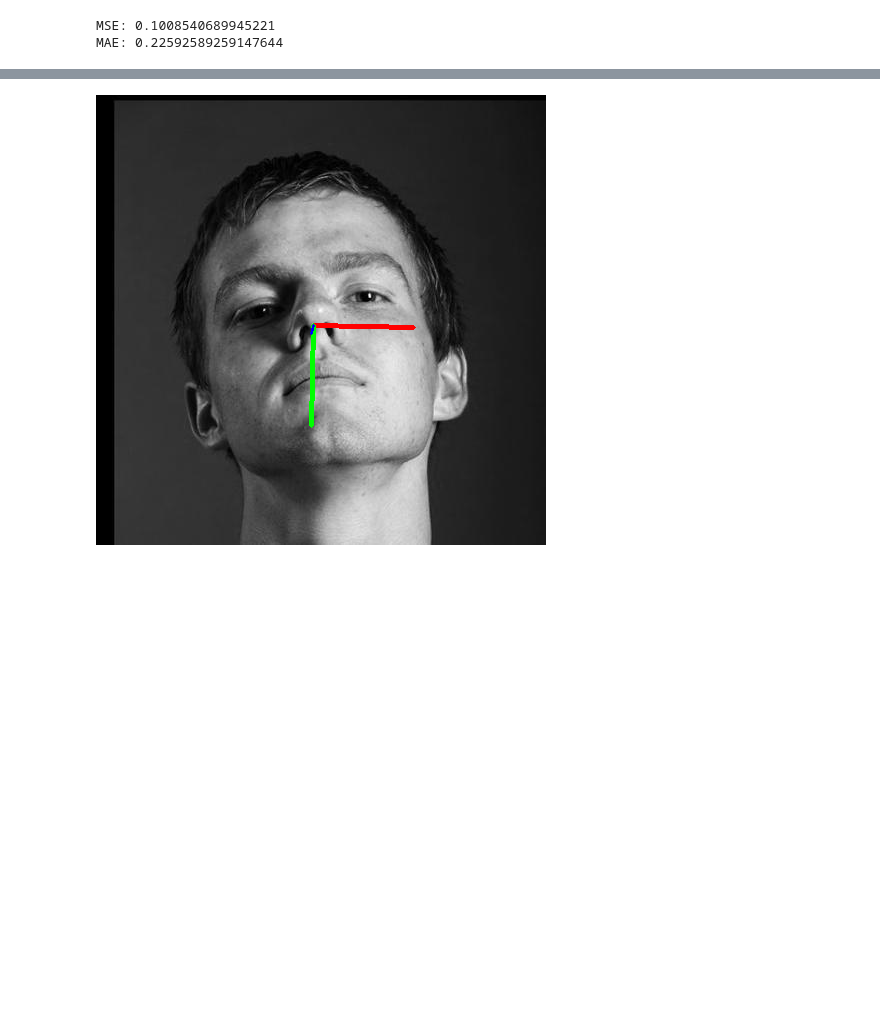
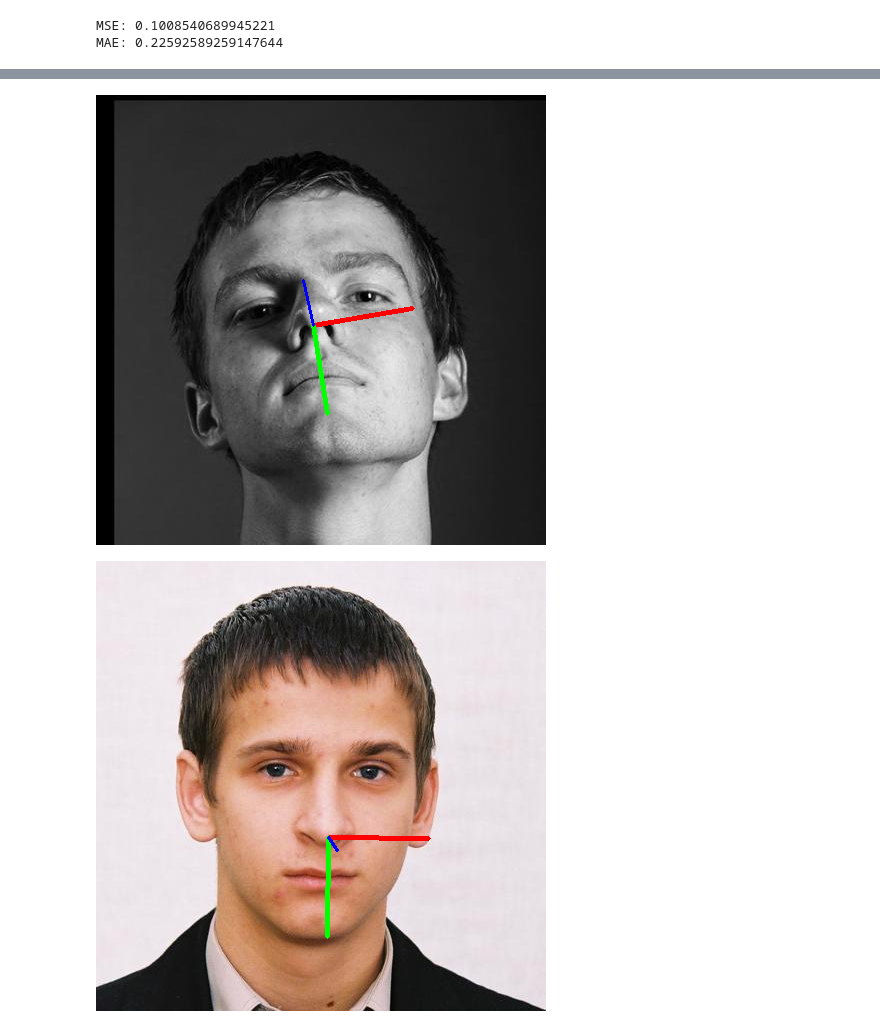
Before and after one commit to alaa-shehab/Head-Pose-Estimation, a Jupyter notebook: ML1_Head_Pose_Estimation_Project.ipynb, the cells around one changed output, grey strips where cells are left out. Saved outputs shown, nothing was run; the diff lists cells and outputs as text; code cells hidden in the pictures; blank space fills up the shorter version.

```diff
--- a/ML1_Head_Pose_Estimation_Project.ipynb
+++ b/ML1_Head_Pose_Estimation_Project.ipynb
@@ -595,3 +499,0 @@ chin = np.array(chin)
-# %%
-centered_x = np.array(x_features) - nose[:,0].reshape(-1,1)
-centered_y = np.array(y_features) - nose[:,1].reshape(-1,1)
@@ -809,26 +575,0 @@ MAE Roll: 0.053573738653785015
-# %%
-video_file = '/content/Best Holt impression wins #shorts _ Brooklyn Nine-Nine.mp4'
-cap = cv2.VideoCapture(video_file)
-output_video = '/content/drive/MyDrive/ML1/rf_b99.avi'
-video_writer = cv2.VideoWriter(output_video, cv2.VideoWriter_fourcc(*'MJPG'), int(cap.get(cv2.CAP_PROP_FPS)), (int(cap.get(cv2.CAP_PROP_FRAME_WIDTH)), int(cap.get(cv2.CAP_PROP_FRAME_HEIGHT))))
-
-while True:
-    ret, frame = cap.read()
-    if not ret:
-        break
-    # cv2_imshow(frame)
-    try:
-      nose, pitch, yaw, roll = pose_predict(frame, pitch_rf, yaw_rf, roll_rf)
-      if pitch and yaw and roll:
-        draw_axis(frame, pitch, yaw,roll, nose[:,0]*frame.shape[1], nose[:,1]*frame.shape[0])
-      video_writer.write(frame)
-    except Exception as e:
-      print(e)
-
-cap.release()
-video_writer.release()
-# %%
-img = '/content/AFLW2000/image00854.jpg'
-frame = cv2.imread(img)
-nose, pitch, yaw, roll = pose_predict(frame,pitch_rf, yaw_rf, roll_rf)
-cv2_imshow(draw_axis(frame, pitch, yaw,roll, nose[:,0]*frame.shape[1], nose[:,1]*frame.shape[0]))
@@ -837,5 +575,0 @@ cv2_imshow(draw_axis(frame, pitch, yaw,roll, nose[:,0]*frame.shape[1], nose[:,1]
-# %%
-img = '/content/AFLW2000/image00008.jpg'
-frame = cv2.imread(img)
-nose, pitch, yaw, roll = pose_predict(frame,pitch_rf, yaw_rf, roll_rf)
-cv2_imshow(draw_axis(frame, pitch, yaw,roll, nose[:,0]*frame.shape[1], nose[:,1]*frame.shape[0]))
@@ -921,7 +923,13 @@ MAE: 0.22592589259147644
 # %%
-img = '/content/AFLW2000/image00854.jpg'
-frame = cv2.imread(img)
-nose, pitch, yaw, roll = pose_predict(frame,xgb_pitch, xgb_yaw, xgb_roll)
+#SVR
+img1 = '/content/AFLW2000/image00854.jpg'
+img2 = '/content/AFLW2000/image00053.jpg'
+frame = cv2.imread(img1)
+nose, pitch, yaw, roll = pose_predict(frame, best_svm_model, yaw_svm_model, roll_svm_model)
 cv2_imshow(draw_axis(frame, pitch, yaw,roll, nose[:,0]*frame.shape[1], nose[:,1]*frame.shape[0]))
+frame = cv2.imread(img2)
+nose, pitch, yaw, roll = pose_predict(frame, best_svm_model, yaw_svm_model, roll_svm_model)
+cv2_imshow(draw_axis(frame, pitch, yaw,roll, nose[:,0]*frame.shape[1], nose[:,1]*frame.shape[0]))
 # %% [output]
-[figure, old version]
+[figure, new version]
+[figure, added]
```
Also changed, not shown: parts of 80 cells of this notebook.
